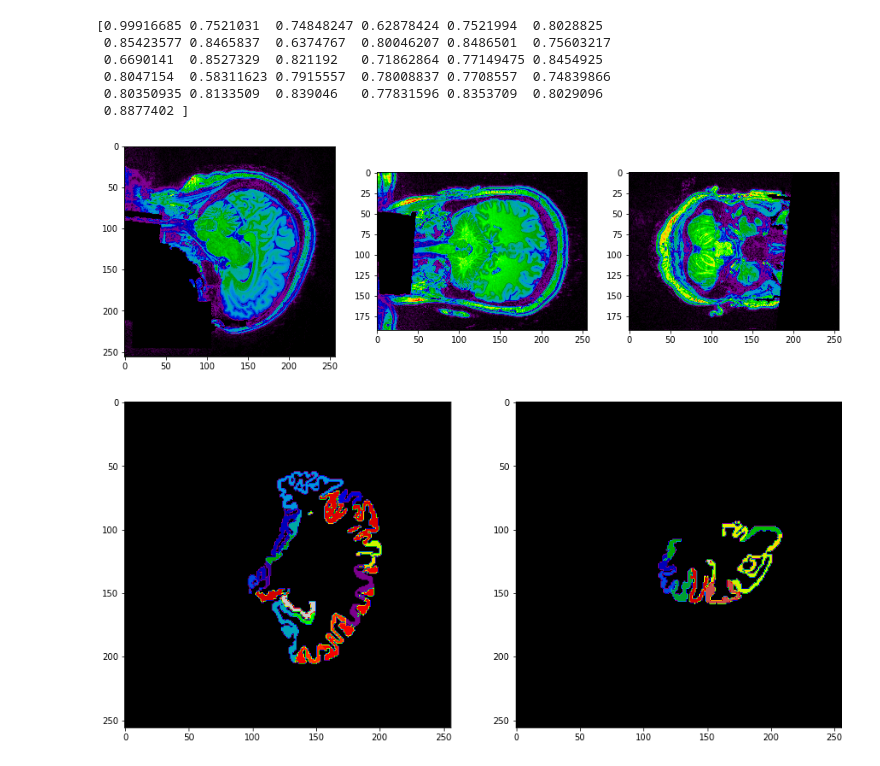
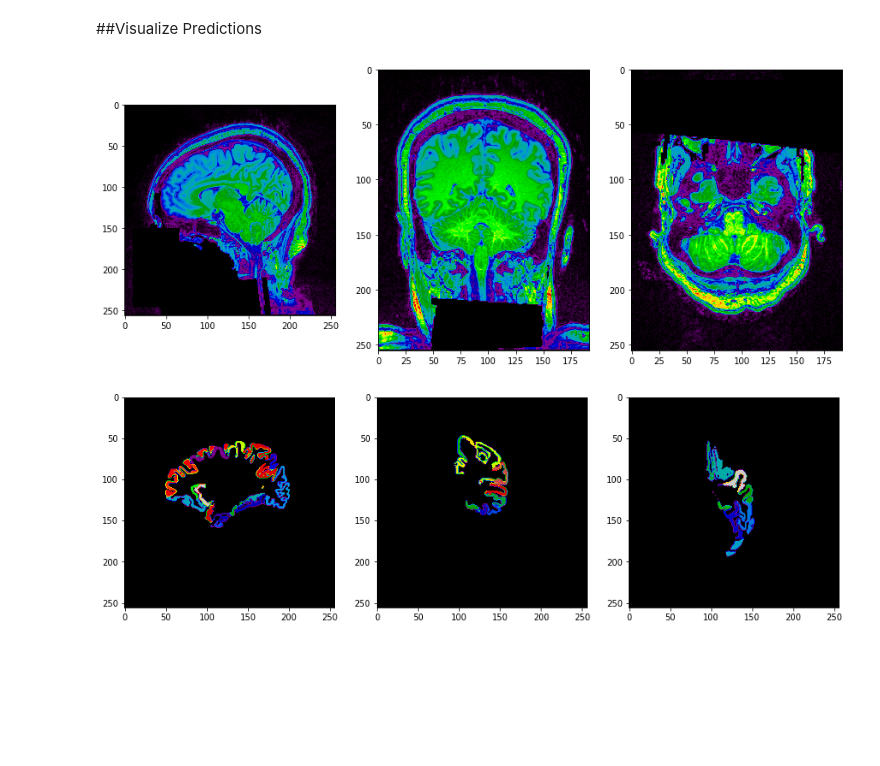
Before and after one commit to catalyst-team/neuro, a Jupyter notebook: Mindboggle_Prediction_and_Visualization.ipynb, the cells around one changed output. Drawn from its saved outputs; the diff is of its cells as text; code cells hidden in the pictures; blank space fills up the shorter version.

```diff
--- a/Mindboggle_Prediction_and_Visualization.ipynb
+++ b/Mindboggle_Prediction_and_Visualization.ipynb
@@ -66,20 +113,8 @@ img = img.get_fdata()
 
 labels = nib.load('data/Mindboggle_101/NKI-TRT-20_volumes/NKI-TRT-20-5/labels.DKT31.manual+aseg_labels.nii.gz')
 labels = labels.get_fdata()
-# %%
-inference_dice = dice(
-  torch.nn.functional.one_hot(
-      predicted_segmentation, n_classes).permute(0, 3, 1, 2),
-  torch.nn.functional.one_hot(
-      torch.from_numpy(labels).to(torch.int64), n_classes).permute(0, 3, 1, 2)).detach().numpy()
-print(inference_dice)
-# %% [output]
-[0.99916685 0.7521031  0.74848247 0.62878424 0.7521994  0.8028825
- 0.85423577 0.8465837  0.6374767  0.80046207 0.8486501  0.75603217
- 0.6690141  0.8527329  0.821192   0.71862864 0.77149475 0.8454925
- 0.8047154  0.58311623 0.7915557  0.78008837 0.7708557  0.74839866
- 0.80350935 0.8133509  0.839046   0.77831596 0.8353709  0.8029096
- 0.8877402 ]
+# %% [markdown]
+##Visualize Predictions
 # %%
 def show_slices(slices, raw=True):
     if raw:
@@ -91,16 +126,17 @@ def show_slices(slices, raw=True):
         axes[i].imshow(slice, cmap='nipy_spectral')
 # %%
 show_slices(
-    [img[100, :,:],
-     img[:, 100,:],
-     img[:, :, 100]
+    [img[100, :,:].T[::-1][:, ::-1],
+     img[:, 100,:].T[::-1],
+     img[:, :, 100].T[::-1]
      ])
 # %% [output]
-[figure, old version]
+[figure, new version]
 # %%
 show_slices(
-    [labels[120, :,:],
-     labels[:, 120,:],
+    [labels[120, :,:].T[::-1][:, ::-1],
+     labels[:, 120,:].T[::-1],
+     labels[:, :, 120].T[::-1]
      ], raw=False)
 # %% [output]
-[figure, old version]
+[figure, new version]
```
Also changed, not shown: parts of 20 cells of this notebook.
